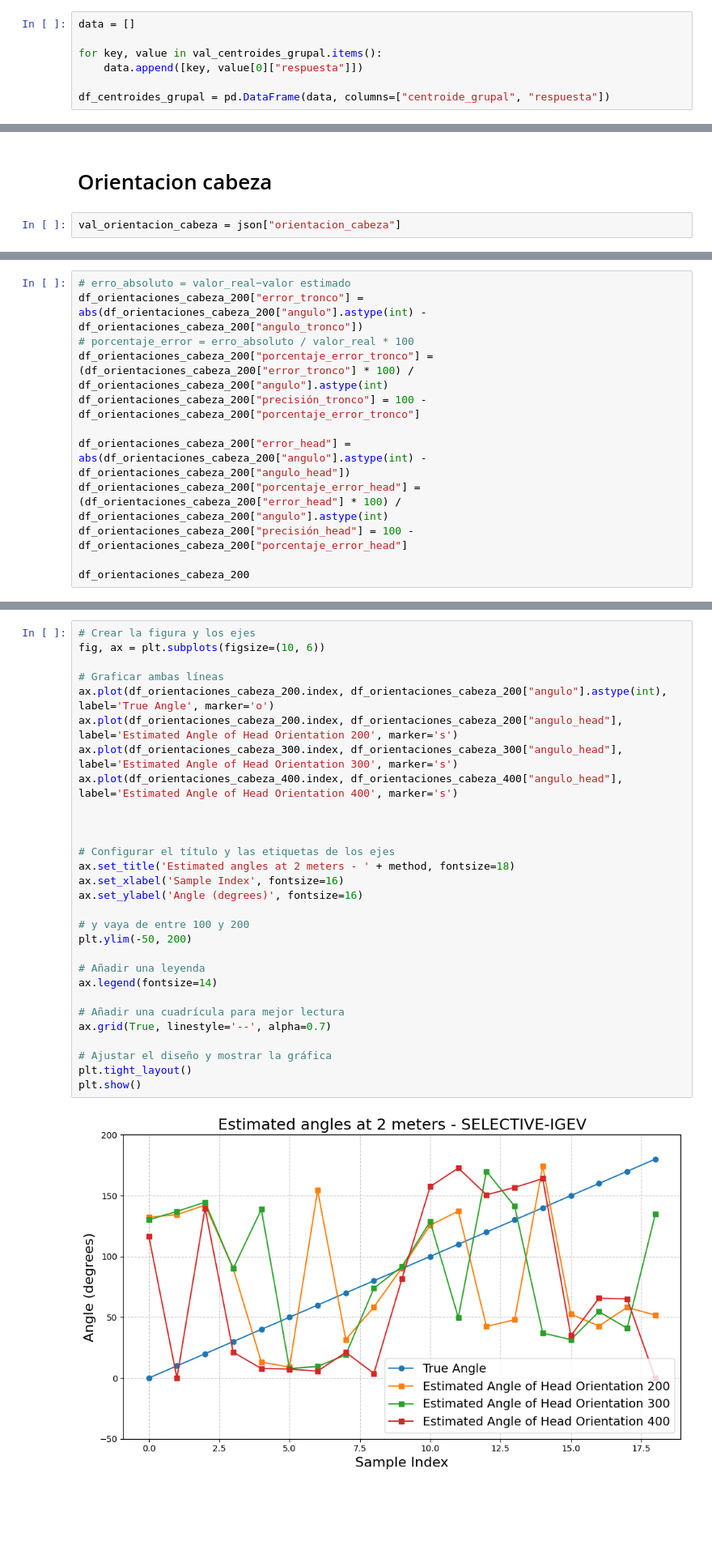
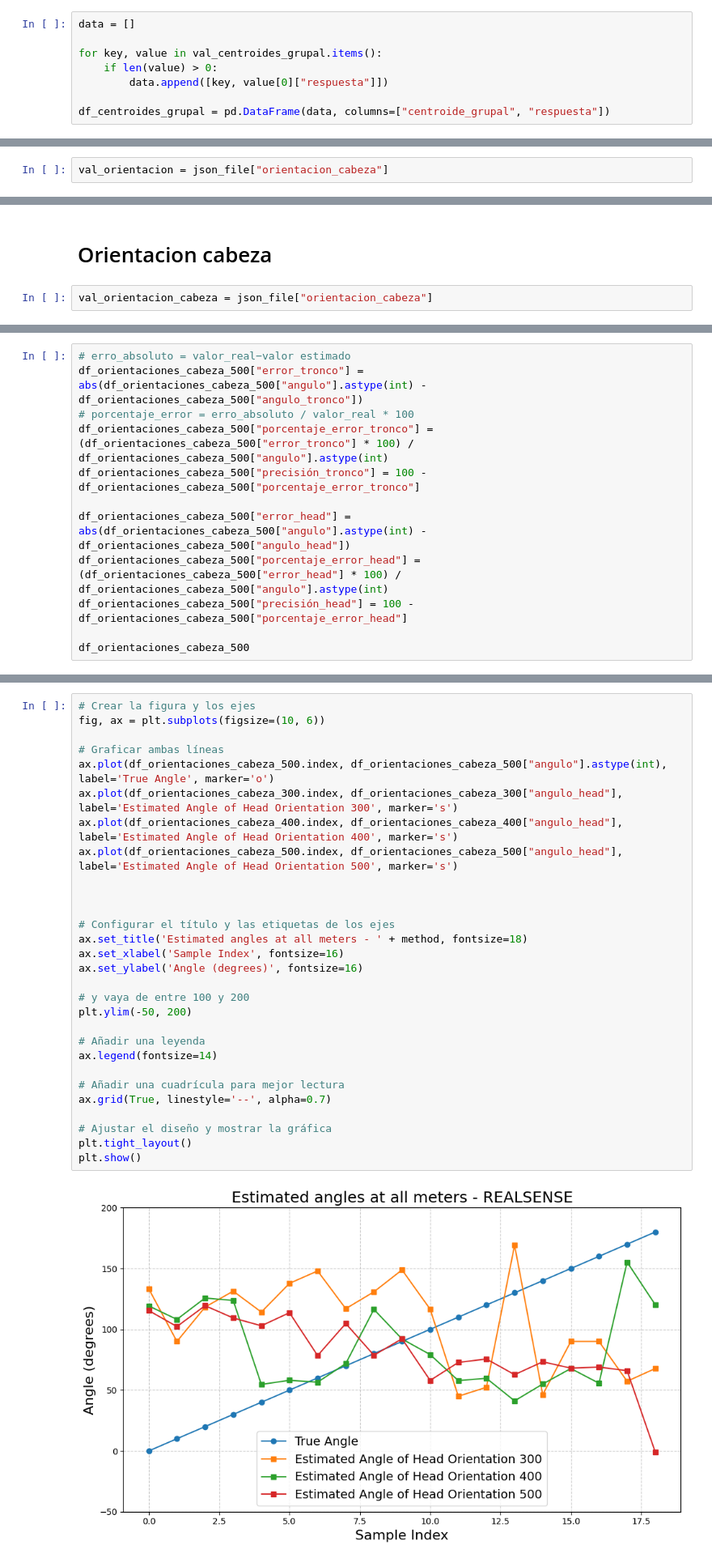
Before and after one commit to stevenaraujo98/integracion_pcl, a Jupyter notebook: get_res.ipynb, the cells around one changed output, grey strips where cells are left out. Shown at 81% size. Saved outputs shown, nothing was run; the diff lists cells and outputs as text; blank space fills up the shorter version.

```diff
--- a/get_res.ipynb
+++ b/get_res.ipynb
@@ -463,7 +388,8 @@ val_centroides_grupal = json["centroide_grupal"]
 data = []
 
 for key, value in val_centroides_grupal.items():
-    data.append([key, value[0]["respuesta"]])
+    if len(value) > 0:
+        data.append([key, value[0]["respuesta"]])
 
 df_centroides_grupal = pd.DataFrame(data, columns=["centroide_grupal", "respuesta"])
 # %%
@@ -518 +443,3 @@ val_orientacion = json["orientacion"]
+# %%
+val_orientacion = json_file["orientacion_cabeza"]
 # %%
@@ -776,7 +641,7 @@ plt.show()
 # %% [markdown]
 # Orientacion cabeza
 # %%
-val_orientacion_cabeza = json["orientacion_cabeza"]
+val_orientacion_cabeza = json_file["orientacion_cabeza"]
 # %%
 data = []
 
@@ -837,14 +702,14 @@ df_orientaciones_cabeza_400 = pd.DataFrame(data)
 # %%
 # erro_absoluto = valor_real−valor estimado
-df_orientaciones_cabeza_200["error_tronco"] = abs(df_orientaciones_cabeza_200["angulo"].astype(int) - df_orientaciones_cabeza_200["angulo_tronco"])
+df_orientaciones_cabeza_500["error_tronco"] = abs(df_orientaciones_cabeza_500["angulo"].astype(int) - df_orientaciones_cabeza_500["angulo_tronco"])
 # porcentaje_error = erro_absoluto / valor_real * 100
-df_orientaciones_cabeza_200["porcentaje_error_tronco"] = (df_orientaciones_cabeza_200["error_tronco"] * 100) / df_orientaciones_cabeza_200["angulo"].astype(int)
-df_orientaciones_cabeza_200["precisión_tronco"] = 100 - df_orientaciones_cabeza_200["porcentaje_error_tronco"]
+df_orientaciones_cabeza_500["porcentaje_error_tronco"] = (df_orientaciones_cabeza_500["error_tronco"] * 100) / df_orientaciones_cabeza_500["angulo"].astype(int)
+df_orientaciones_cabeza_500["precisión_tronco"] = 100 - df_orientaciones_cabeza_500["porcentaje_error_tronco"]
 
-df_orientaciones_cabeza_200["error_head"] = abs(df_orientaciones_cabeza_200["angulo"].astype(int) - df_orientaciones_cabeza_200["angulo_head"])
-df_orientaciones_cabeza_200["porcentaje_error_head"] = (df_orientaciones_cabeza_200["error_head"] * 100) / df_orientaciones_cabeza_200["angulo"].astype(int)
-df_orientaciones_cabeza_200["precisión_head"] = 100 - df_orientaciones_cabeza_200["porcentaje_error_head"]
+df_orientaciones_cabeza_500["error_head"] = abs(df_orientaciones_cabeza_500["angulo"].astype(int) - df_orientaciones_cabeza_500["angulo_head"])
+df_orientaciones_cabeza_500["porcentaje_error_head"] = (df_orientaciones_cabeza_500["error_head"] * 100) / df_orientaciones_cabeza_500["angulo"].astype(int)
+df_orientaciones_cabeza_500["precisión_head"] = 100 - df_orientaciones_cabeza_500["porcentaje_error_head"]
 
-df_orientaciones_cabeza_200
+df_orientaciones_cabeza_500
 # %% [output]
 |  | angulo | angulo_tronco | angulo_head | error_tronco | porcentaje_error_tronco | precisión_tronco | error_head | ... |
@@ -1067,31 +928,31 @@ plt.show()
 # %%
 # Crear la figura y los ejes
 fig, ax = plt.subplots(figsize=(10, 6))
 
 # Graficar ambas líneas
-ax.plot(df_orientaciones_cabeza_200.index, df_orientaciones_cabeza_200["angulo"].astype(int), label='True Angle', marker='o')
-ax.plot(df_orientaciones_cabeza_200.index, df_orientaciones_cabeza_200["angulo_head"], label='Estimated Angle of Head Orientation 200', marker='s')
+ax.plot(df_orientaciones_cabeza_500.index, df_orientaciones_cabeza_500["angulo"].astype(int), label='True Angle', marker='o')
 ax.plot(df_orientaciones_cabeza_300.index, df_orientaciones_cabeza_300["angulo_head"], label='Estimated Angle of Head Orientation 300', marker='s')
 ax.plot(df_orientaciones_cabeza_400.index, df_orientaciones_cabeza_400["angulo_head"], label='Estimated Angle of Head Orientation 400', marker='s')
+ax.plot(df_orientaciones_cabeza_500.index, df_orientaciones_cabeza_500["angulo_head"], label='Estimated Angle of Head Orientation 500', marker='s')
 
 
 
 # Configurar el título y las etiquetas de los ejes
-ax.set_title('Estimated angles at 2 meters - ' + method, fontsize=18)
+ax.set_title('Estimated angles at all meters - ' + method, fontsize=18)
 ax.set_xlabel('Sample Index', fontsize=16)
 ax.set_ylabel('Angle (degrees)', fontsize=16)
 
 # y vaya de entre 100 y 200
 plt.ylim(-50, 200)
 
 # Añadir una leyenda
 ax.legend(fontsize=14)
 
 # Añadir una cuadrícula para mejor lectura
 ax.grid(True, linestyle='--', alpha=0.7)
 
 # Ajustar el diseño y mostrar la gráfica
 plt.tight_layout()
 plt.show()
 # %% [output]
-[figure, old version]
+[figure, new version]
```
Also changed, not shown: parts of 79 cells of this notebook, 11 other files.
